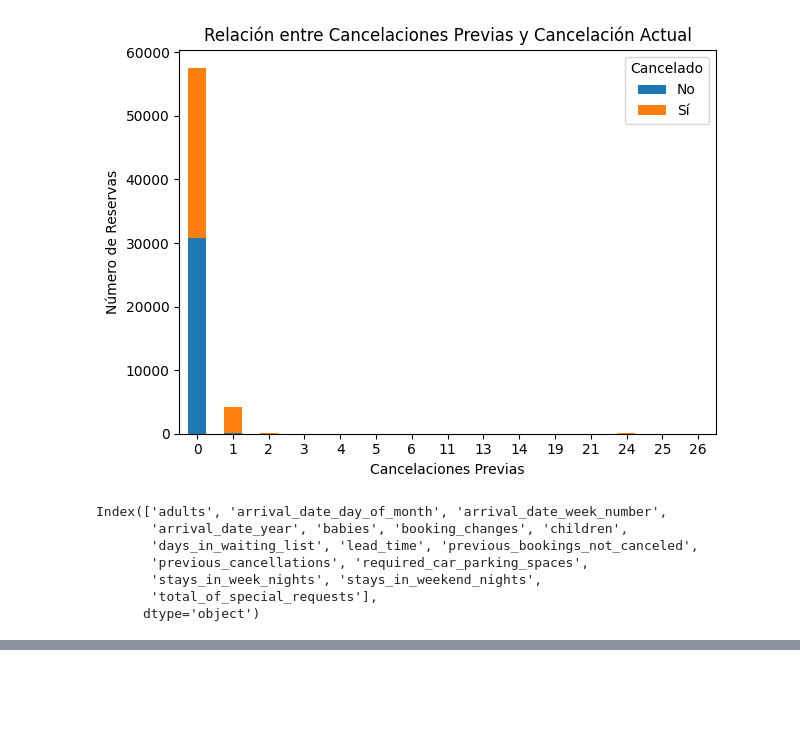
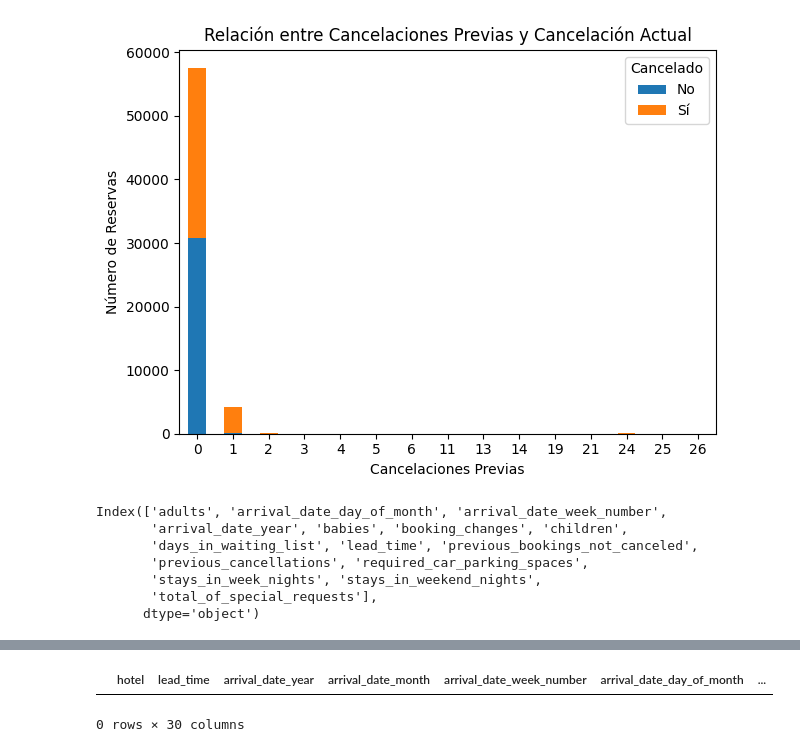
Before and after one commit to gmenendez0/7506R-2C2023-GRUPO07, a Jupyter notebook: 7506R_TP1_GRUPO07_CHP1_ENTREGA.ipynb, the cells around one changed output, grey strips where cells are left out. Saved outputs shown, nothing was run; the diff lists cells and outputs as text; code cells hidden in the pictures; blank space fills up the shorter version.

```diff
--- a/7506R_TP1_GRUPO07_CHP1_ENTREGA.ipynb
+++ b/7506R_TP1_GRUPO07_CHP1_ENTREGA.ipynb
@@ -335,0 +365,4 @@ AttributeError: 'Series' object has no attribute 'columns'
+# %%
+columnasInusables = ['company']                                     #Se decide eliminar la columna Company debido a una cantidad enorme de valores no utilizables.
+dsHotelCopy.drop(columnasInusables, axis='columns', inplace = True) #Se elimina la columna "cabin"
+dsHotelCopy = dsHotelCopy.dropna()                                  #Se eliminan las filas que tengan valores null o faltantes
@@ -335,0 +390,7 @@ AttributeError: 'Series' object has no attribute 'columns'
+# %%
+#Se chequea que no haya valores duplicados, lo que querria decir que hay dos o mas muestras con mismo ID, que seria un error.
+duplicados = dsHotelCopy[dsHotelCopy.duplicated(keep = False)]
+duplicados
+# %% [output]
+|  | hotel | lead_time | arrival_date_year | arrival_date_month | arrival_date_week_number | arrival_date_day_of_month | ... |
+0 rows × 30 columns
```
Also changed, not shown: parts of 7 cells of this notebook.
